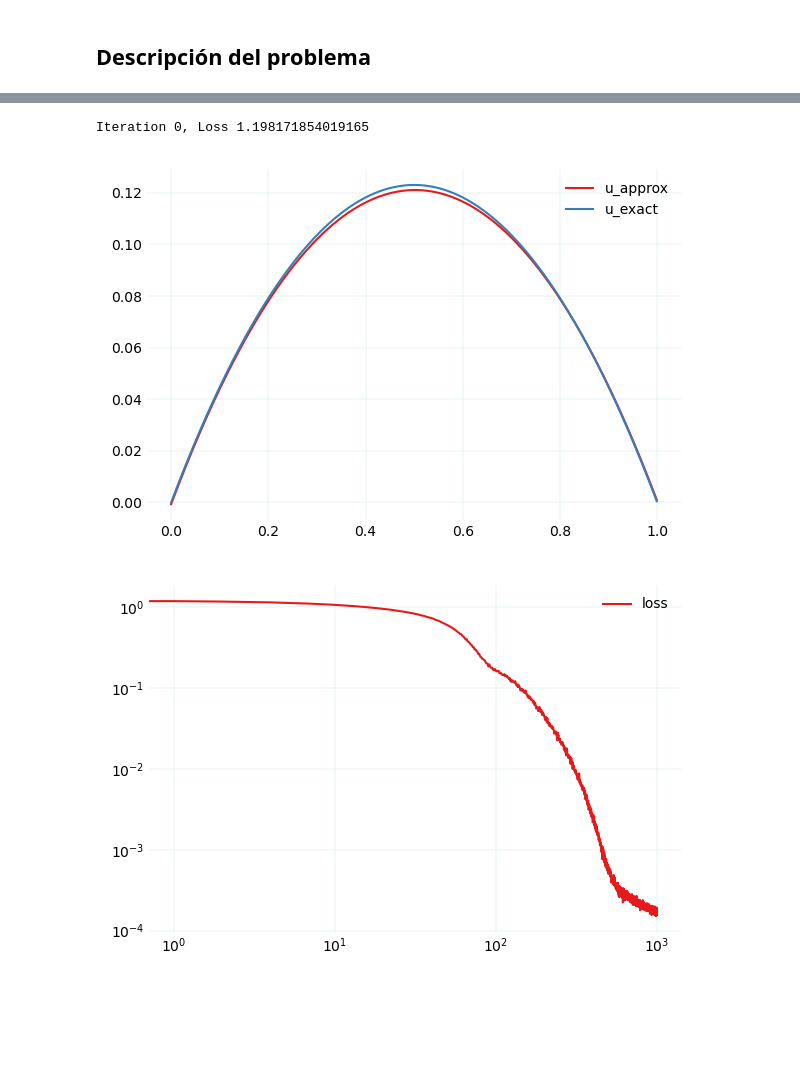
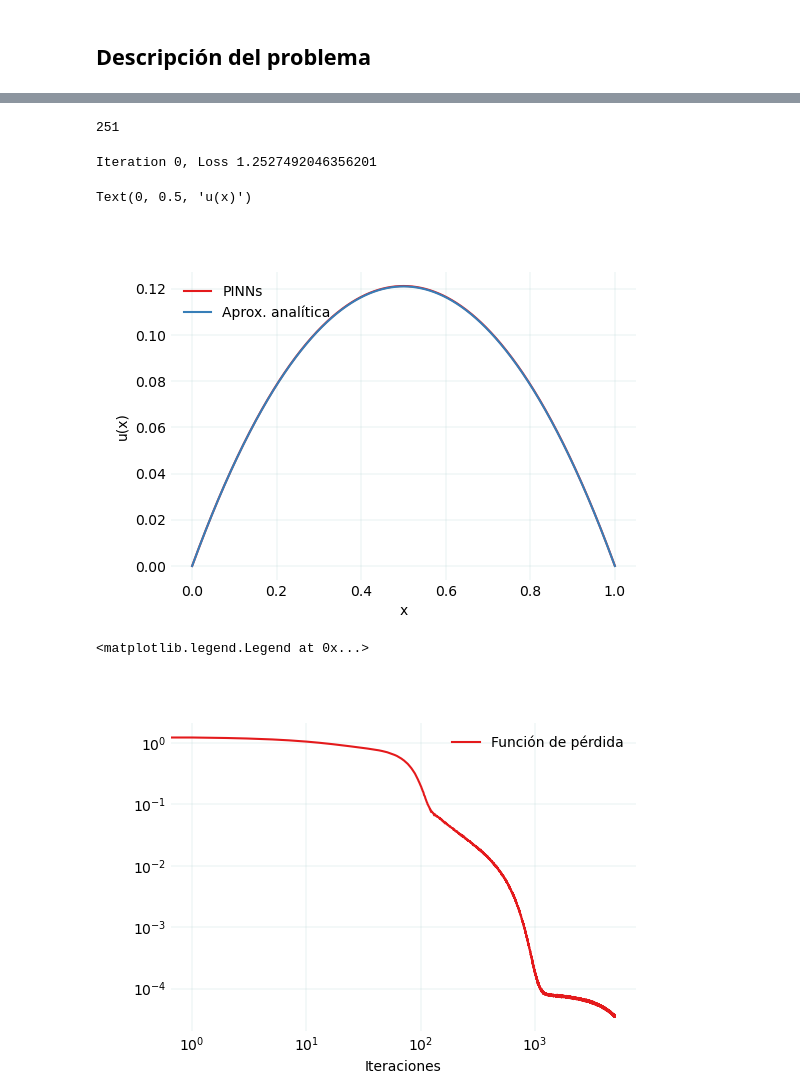
Before and after one commit to nicoguaro/pinns_mapi-3, a Jupyter notebook: notebooks/0x_nonlin_poisson_pinns.ipynb, the cells around one changed output, grey strips where cells are left out. Drawn from its saved outputs; the diff is of its cells as text; code cells hidden in the pictures; blank space fills up the shorter version.

```diff
--- a/notebooks/0x_nonlin_poisson_pinns.ipynb
+++ b/notebooks/0x_nonlin_poisson_pinns.ipynb
@@ -50,60 +66,73 @@ class Model(torch.nn.Module):
 def f_rhs(x):
     return -1
 
-def loss_fn(u_model, x, f):
+def residual(u, x, f, eps):
+    du = grad(u, x, grad_outputs=torch.ones_like(u), create_graph=True)[0]
+    du = (1 + eps * u) * du
+    ddu = grad(du, x, grad_outputs=torch.ones_like(du), create_graph=True)[0]
+    return ddu - f(x)
+
+def loss_fn(u_model, x, f, eps):
     u = u_model(x)
-    du = grad(u, x, grad_outputs=torch.ones_like(u), create_graph=True)[0]
-    du = (1 + 0.5 * u) * du
-    ddu = grad(du, x, grad_outputs=torch.ones_like(du), create_graph=True)[0]
-    error_PDE = torch.mean((ddu - f(x))**2)
+    res = residual(u, x, f, eps)
+    error_PDE = torch.mean(res**2)
     bc = u_model(torch.tensor([1.]))**2 + u_model(torch.tensor([0.]))**2
     return error_PDE + bc[0]
 
-def train(model, optimizer, loss_fn, f, n_pts, iterations):
+
+def train(model, optimizer, loss_fn, f, n_pts, iterations, eps):
     losses = []
     for iteration in range(iterations):
         optimizer.zero_grad()
-        x = torch.FloatTensor(n_pts,1).uniform_(0, 1).requires_grad_(True)
-        loss = loss_fn(model, x, f)
+        x = torch.FloatTensor(n_pts, 1).uniform_(0, 1).requires_grad_(True)
+        loss = loss_fn(model, x, f, eps)
         loss.backward()
         optimizer.step()
         losses.append(loss.item())
-        if iteration % 1000 == 0:
+        if iteration % 5000 == 0:
             print(f'Iteration {iteration}, Loss {loss.item()}')
     return losses
 
-def exact_u(x):
-    eps = 0.5
+def analytic_u(x, eps):
     u0 = -0.5 * x * (x - 1)
-    u1 = u0**2/4
+    u1 = u0**2/2
     return u0 - eps * u1
 # %%
 nn = 10
 nl = 4
-n_pts = 1000
-iterations = 1000
-
 model = Model(neurons=nn, n_layers=nl)
 optimizer = torch.optim.Adam(model.parameters(), lr=1e-3)
 
-losses = train(model, optimizer, loss_fn, f_rhs, n_pts, iterations)
+# Número de parámetros
+sum(p.numel() for p in model.parameters() if p.requires_grad)
 # %% [output]
-Iteration 0, Loss 1.198171854019165
+251
+# %%
+n_pts = 10000
+iterations = 5000
+eps = 0.5
+# %%
+losses = train(model, optimizer, loss_fn, f_rhs, n_pts, iterations, eps)
+# %% [output]
+Iteration 0, Loss 1.2527492046356201
 # %%
-xlist = np.array([1/1000 * i for i in range(1000)])
-xlist_torch = torch.tensor(xlist, dtype=torch.float32).view(-1, 1)
+xlist = np.linspace(0, 1, n_pts)
+xlist_torch = torch.tensor(xlist, dtype=torch.float32, requires_grad=True).view(-1, 1)
 # %%
 fig, ax = plt.subplots()
 plt.plot(xlist, model(xlist_torch).detach().numpy())
-plt.plot(xlist, exact_u(xlist_torch).detach().numpy())
-plt.legend(['u_approx', 'u_exact'])
-plt.tight_layout()
+plt.plot(xlist, analytic_u(xlist_torch, eps).detach().numpy())
+plt.legend(['PINNs', 'Aprox. analítica'], fontsize=10, loc=2)
+plt.xlabel("x")
+plt.ylabel("u(x)")
 # %% [output]
+Text(0, 0.5, 'u(x)')
-[figure, old version]
+[figure, new version]
 # %%
 fig, ax = plt.subplots()
 plt.loglog(losses)
-plt.legend(['loss'])
-plt.tight_layout()
+plt.xlabel("Iteraciones")
+plt.legend(['Función de pérdida'])
 # %% [output]
+<matplotlib.legend.Legend at 0x...>
-[figure, old version]
+[figure, new version]
```
Also changed, not shown: parts of 5 cells of this notebook, 3 other files.
